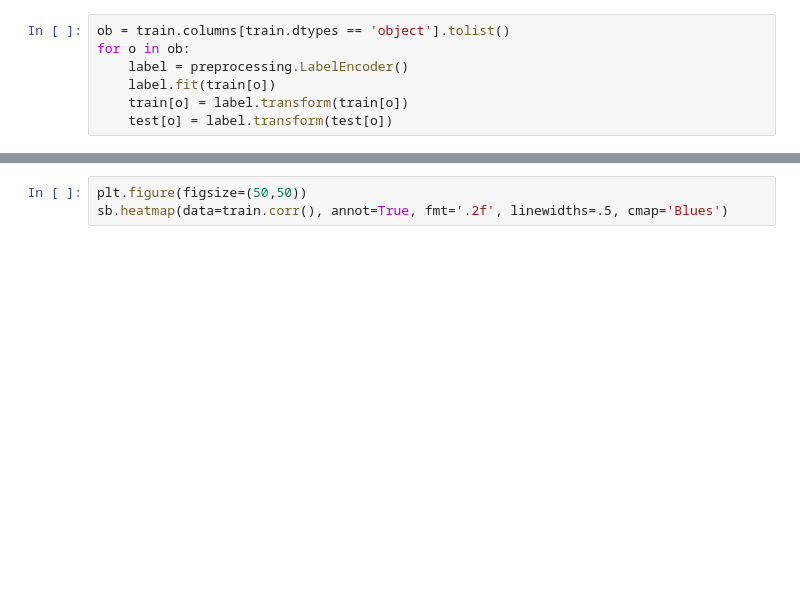
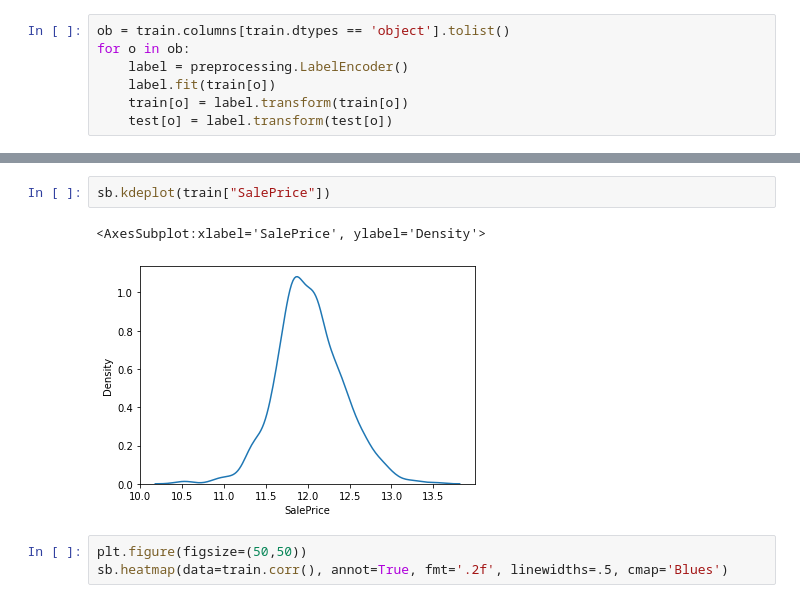
Before and after one commit to psrpsj/houseprice_prediction, a Jupyter notebook: house_prediction.ipynb, the cells around one changed output, grey strips where cells are left out. Saved outputs shown, nothing was run; the diff lists cells and outputs as text; blank space fills up the shorter version.

```diff
--- a/house_prediction.ipynb
+++ b/house_prediction.ipynb
@@ -869,3 +882,8 @@ for o in ob:
+# %%
+sb.kdeplot(train["SalePrice"])
+# %% [output]
+<AxesSubplot:xlabel='SalePrice', ylabel='Density'>
+[figure, added]
 # %%
 plt.figure(figsize=(50,50))
 sb.heatmap(data=train.corr(), annot=True, fmt='.2f', linewidths=.5, cmap='Blues')
```
Also changed, not shown: parts of 11 cells of this notebook.
